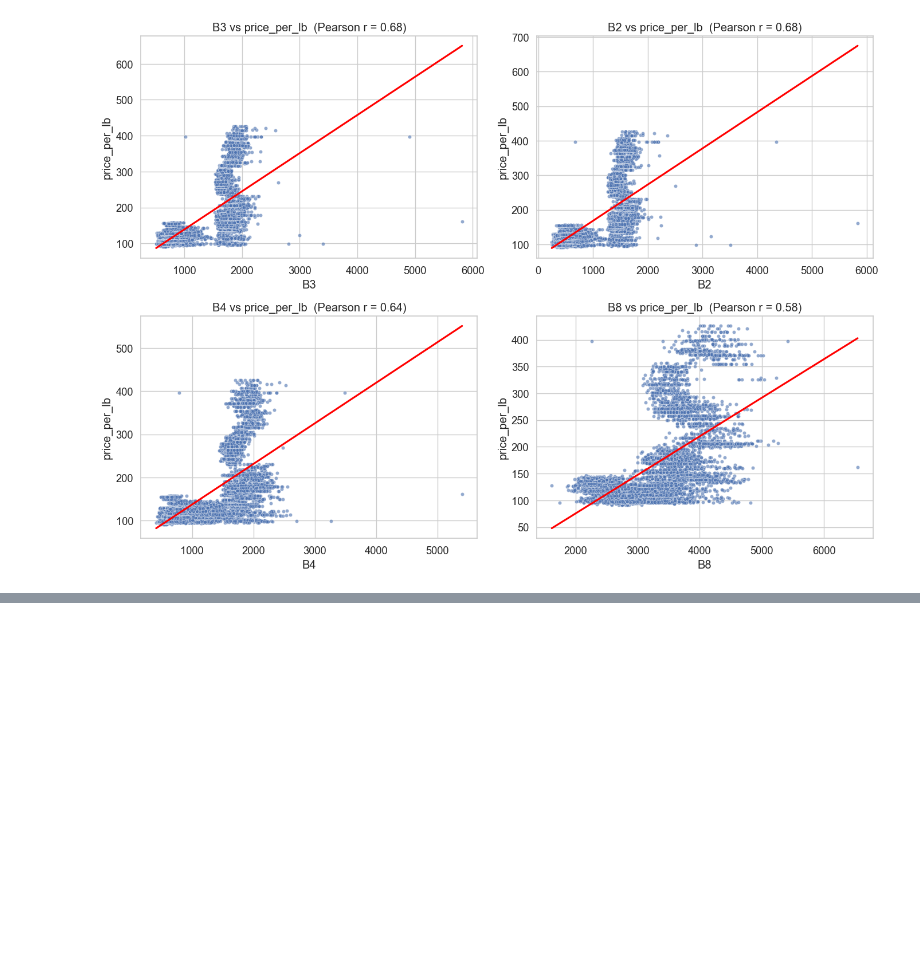
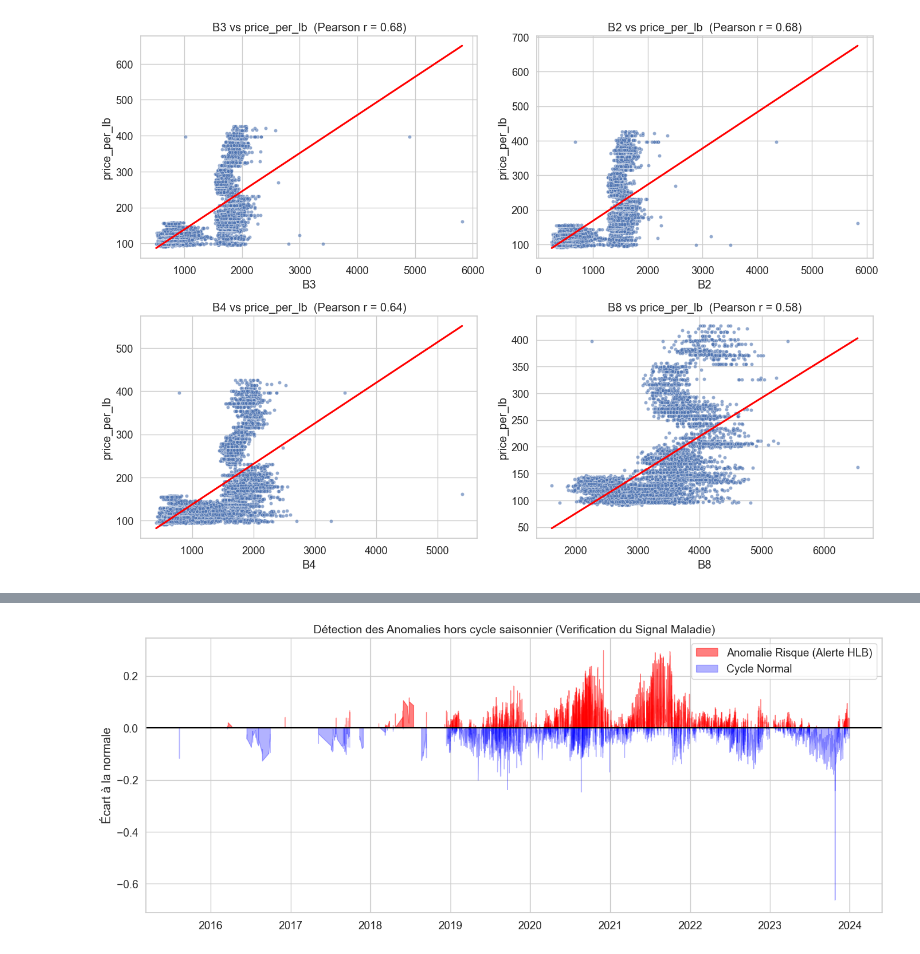
Before and after one commit to zomboky/PMI, a Jupyter notebook: sort_data.ipynb, the cells around one changed output, grey strips where cells are left out. Saved outputs shown, nothing was run; the diff lists cells and outputs as text; code cells hidden in the pictures; blank space fills up the shorter version.

```diff
--- a/sort_data.ipynb
+++ b/sort_data.ipynb
@@ -513,0 +621,23 @@ Peut-etre balancer des psylles stériles pour garder les pyslles sans qu'ils le
+# %%
+
+
+# moyenne historique pour chaque mois
+monthly_avg = df_merged.groupby('month')['HLB_Risk_Score'].transform('mean')
+
+# anomalie
+df_merged['HLB_Anomalie'] = df_merged['HLB_Risk_Score'] - monthly_avg
+
+# 3. Graphique des Anomalies
+plt.figure(figsize=(16, 6))
+plt.fill_between(df_merged['datetime'], 0, df_merged['HLB_Anomalie'],
+                 where=(df_merged['HLB_Anomalie'] > 0), color='red', alpha=0.5, label='Anomalie Risque (Alerte HLB)')
+plt.fill_between(df_merged['datetime'], 0, df_merged['HLB_Anomalie'],
+                 where=(df_merged['HLB_Anomalie'] <= 0), color='blue', alpha=0.3, label='Cycle Normal')
+
+plt.axhline(y=0, color='black', linestyle='-')
+plt.title('Détection des Anomalies hors cycle saisonnier (Verification du Signal Maladie)', fontsize=14)
+plt.ylabel('Écart à la normale')
+plt.legend()
+plt.show()
+# %% [output]
+[figure, added]
```
Also changed, not shown: parts of 4 cells of this notebook.
